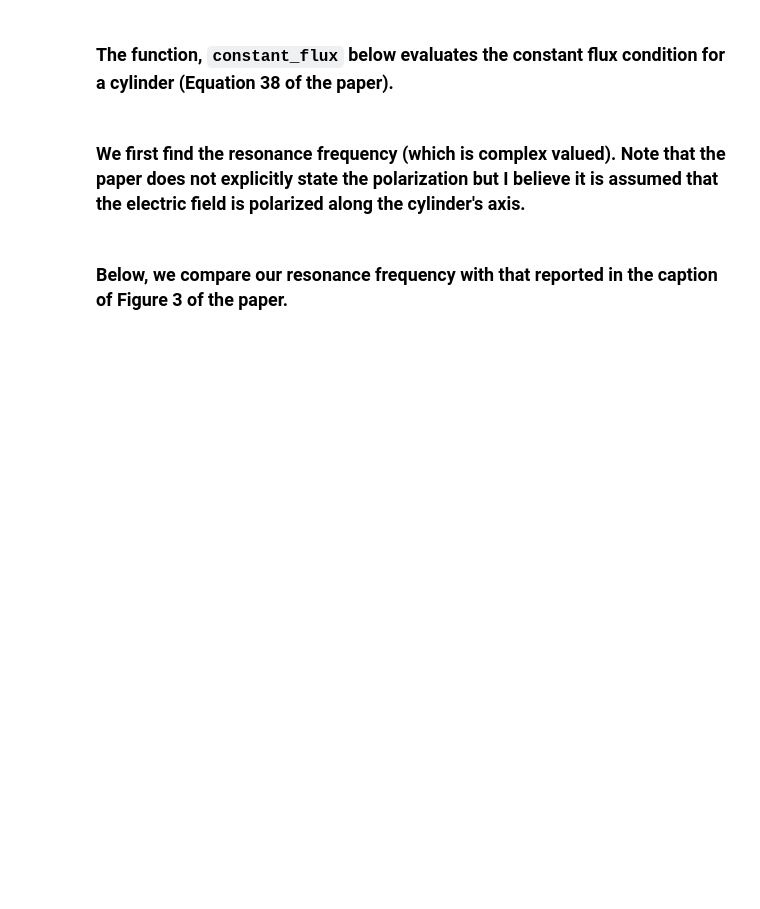
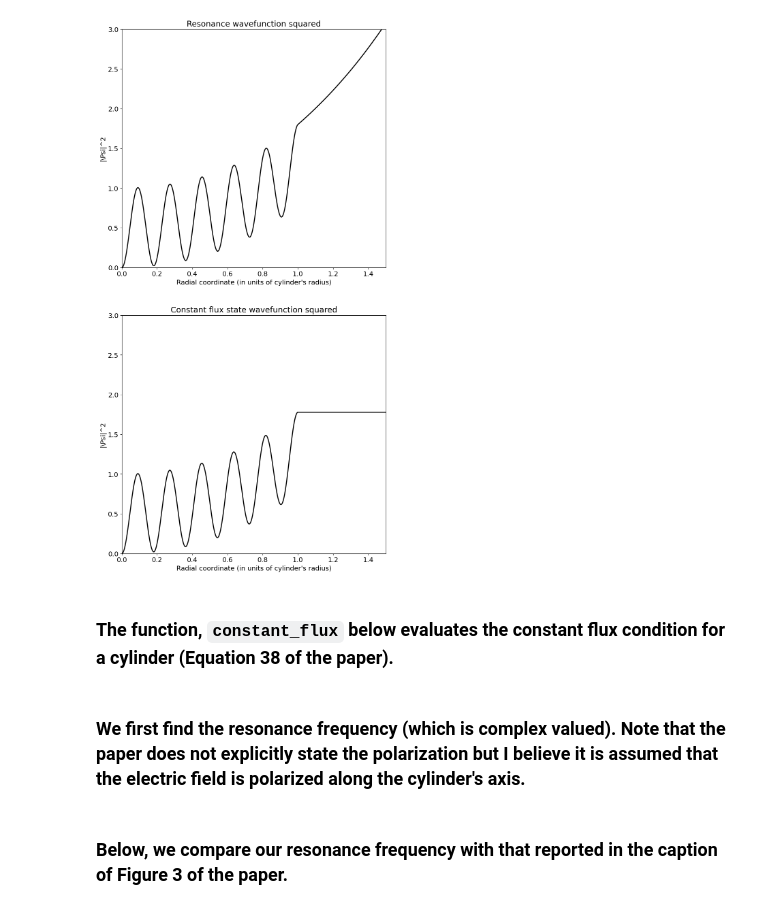
Before and after one commit to AliGhorashiCMT/Coherent-Perfect-Absorption, a Jupyter notebook: cylinders/constant_flux_states.ipynb, the cells around one changed output. Saved outputs shown, nothing was run; the diff lists cells and outputs as text; code cells hidden in the pictures; blank space fills up the shorter version.

```diff
--- a/cylinders/constant_flux_states.ipynb
+++ b/cylinders/constant_flux_states.ipynb
@@ -58,3 +70,32 @@ Percentage error in the imaginary part of the frequency: -6.774470512964354e-06
+# %%
+n_r_over_a = 1000
+r_over_a_arr = linspace(1e-3, 1.5, n_r_over_a)
+
+qnm_wavefunction_inside = sin(n*r_over_a_arr*slab_qnm_frequency)
+qnm_wavefunction_outside = exp(1j*r_over_a_arr*slab_qnm_frequency)*sin(n*slab_qnm_frequency)/exp(1j*slab_qnm_frequency)
+qnm_wavefunction = heaviside(1-r_over_a_arr, 0.5)*qnm_wavefunction_inside + heaviside(r_over_a_arr-1, 0.5)*qnm_wavefunction_outside
+
+constant_flux_wavefunction_inside = sin(n*r_over_a_arr*slab_constant_flux_frequency)
+constant_flux_wavefunction_outside = exp(1j*r_over_a_arr*slab_qnm_frequency.real)*sin(n*slab_constant_flux_frequency)/exp(1j*slab_qnm_frequency.real)
+constant_flux_wavefunction = heaviside(1-r_over_a_arr, 0.5)*constant_flux_wavefunction_inside + heaviside(r_over_a_arr-1, 0.5)*constant_flux_wavefunction_outside
+# %%
+linewidth=2
+fig, (ax1, ax2) = plt.subplots(2, 1, figsize=(10, 20))
+ax1.plot(r_over_a_arr, np.abs(qnm_wavefunction)**2, color="black", linewidth=linewidth)
+ax1.set_xlim(0, 1.5)
+ax1.set_ylim(0, 3)
+ax1.set_title("Resonance wavefunction squared");
+ax1.set_xlabel("Radial coordinate (in units of cylinder's radius)")
+ax1.set_ylabel("|\Psi|^2")
+
+ax2.plot(r_over_a_arr, np.abs(constant_flux_wavefunction)**2, color="black", linewidth=linewidth)
+ax2.set_xlim(0, 1.5);
+ax2.set_ylim(0, 3);
+ax2.set_title("Constant flux state wavefunction squared");
+ax2.set_xlabel("Radial coordinate (in units of cylinder's radius)");
+ax2.set_ylabel("|\Psi|^2");
+# %% [output]
+[figure, added]
 # %% [markdown]
 ### The function, `constant_flux` below evaluates the constant flux condition for a cylinder (**Equation 38** of the paper).
 # %%
```
Also changed, not shown: parts of 9 cells of this notebook.
